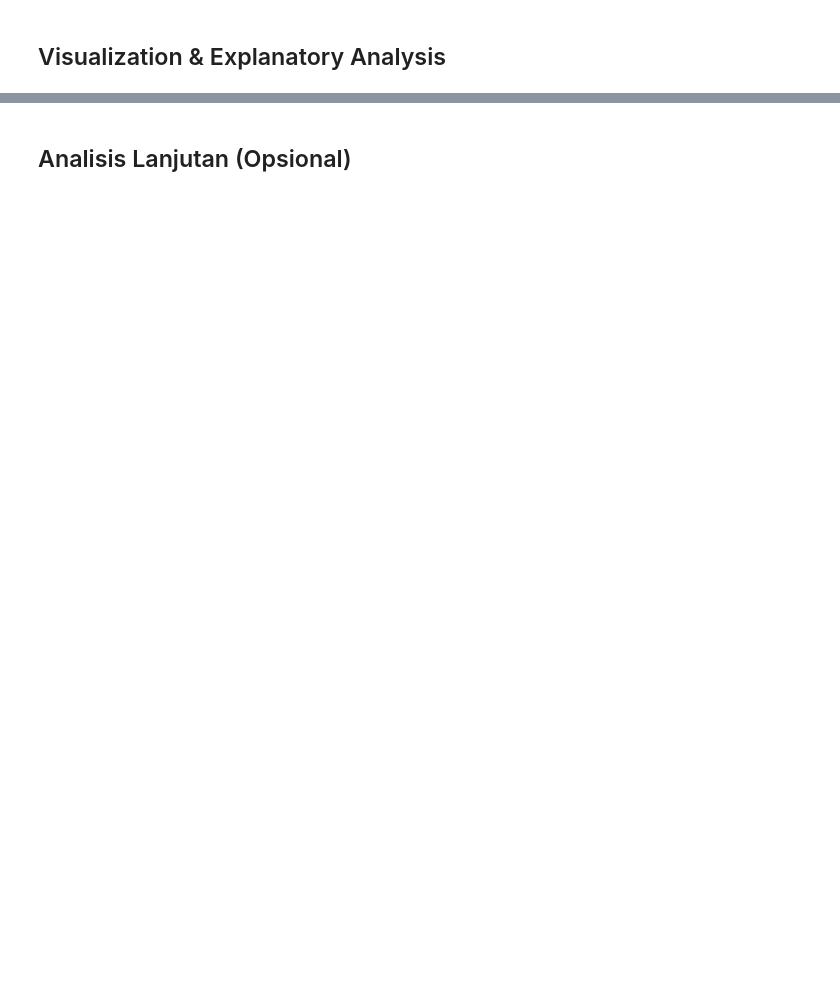
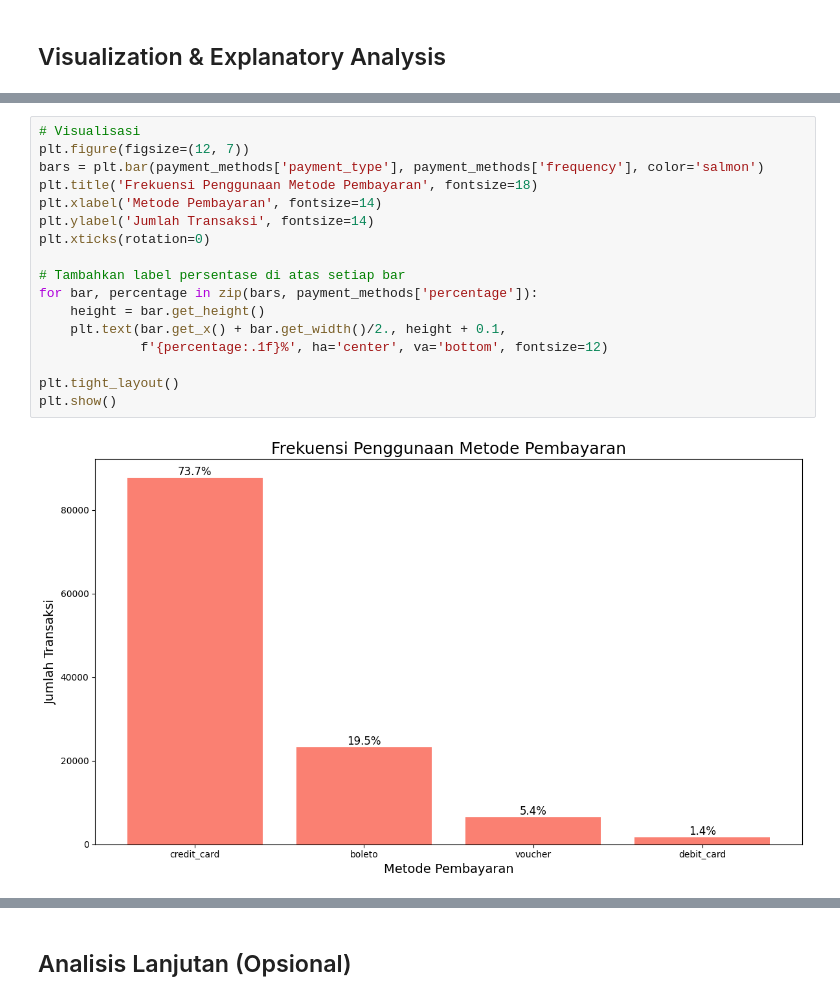
Before and after one commit to dannyysaputra/e-commerce-data-analis, a Jupyter notebook: notebook.ipynb, the cells around one changed output, grey strips where cells are left out. Cells and saved outputs as stored; diff of their text form; blank space fills up the shorter version.

```diff
--- a/notebook.ipynb
+++ b/notebook.ipynb
@@ -614,0 +985,19 @@ max            NaN          NaN
+# %%
+# Visualisasi
+plt.figure(figsize=(12, 7))
+bars = plt.bar(payment_methods['payment_type'], payment_methods['frequency'], color='salmon')
+plt.title('Frekuensi Penggunaan Metode Pembayaran', fontsize=18)
+plt.xlabel('Metode Pembayaran', fontsize=14)
+plt.ylabel('Jumlah Transaksi', fontsize=14)
+plt.xticks(rotation=0)
+
+# Tambahkan label persentase di atas setiap bar
+for bar, percentage in zip(bars, payment_methods['percentage']):
+    height = bar.get_height()
+    plt.text(bar.get_x() + bar.get_width()/2., height + 0.1,
+             f'{percentage:.1f}%', ha='center', va='bottom', fontsize=12)
+
+plt.tight_layout()
+plt.show()
+# %% [output]
+[figure, added]
```
Also changed, not shown: parts of 145 cells of this notebook, 1 other file.
